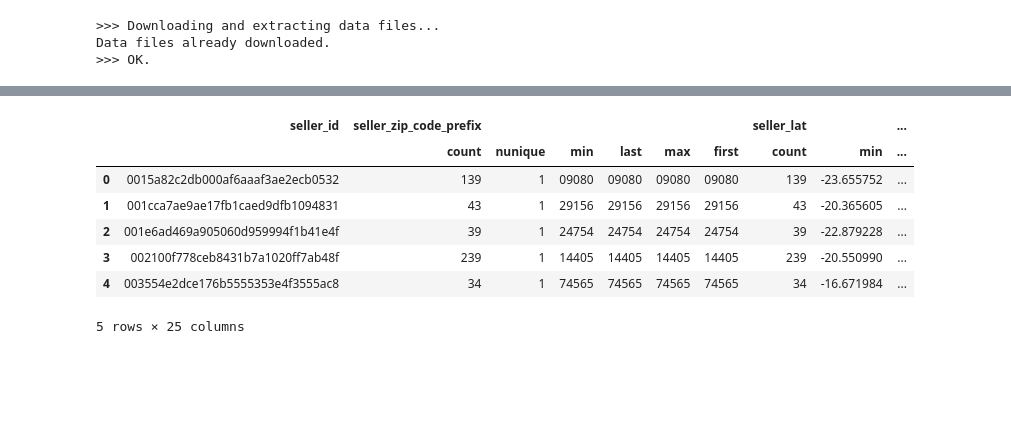
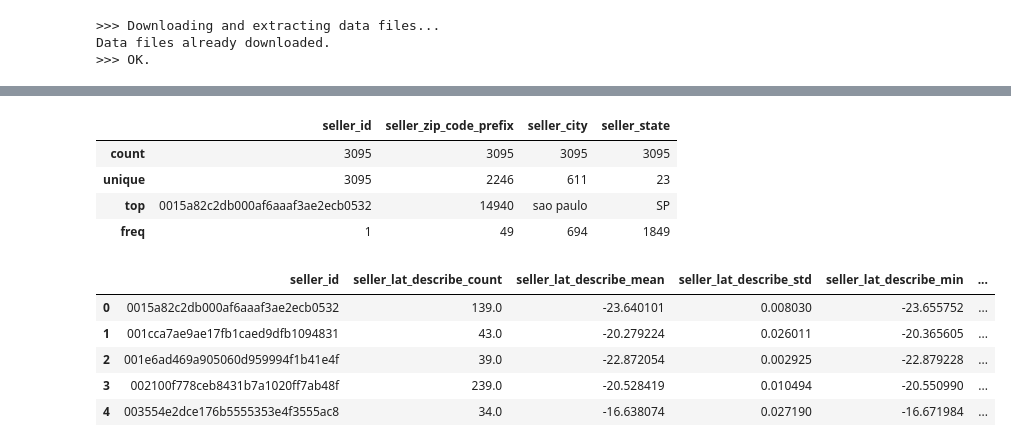
Before and after one commit to fleuryc/oc_ingenieur-ia_P5-Segmentez-des-clients-d-un-site-e-commerce, a Jupyter notebook: notebooks/main.ipynb, the cells around one changed output, grey strips where cells are left out. Saved outputs shown, nothing was run; the diff lists cells and outputs as text; code cells hidden in the pictures; blank space fills up the shorter version.

Commit message:
merge dataframes

```diff
--- a/notebooks/main.ipynb
+++ b/notebooks/main.ipynb
@@ -138,70 +222,54 @@ category_translation_df = pd.read_csv(
+# %%
+sellers_df.describe(include="all")
+# %% [output]
+|  | seller_id | seller_zip_code_prefix | seller_city | seller_state |
+| count | 3095 | 3095 | 3095 | 3095 |
+| unique | 3095 | 2246 | 611 | 23 |
+| top | 0015a82c2db000af6aaaf3ae2ecb0532 | 14940 | sao paulo | SP |
+| freq | 1 | 49 | 694 | 1849 |
 # %%
-sellers_df = (
+merged_sellers_geolocation_df = (
     sellers_df.merge(
         geolocation_df,
         how="left",
         left_on="seller_zip_code_prefix",
         right_on="geolocation_zip_code_prefix",
+        validate="m:m",
     )
     .drop(
         columns=[
             "geolocation_zip_code_prefix",
             "geolocation_city",
             "geolocation_state",
         ],
     )
     .rename(
         columns={
             "geolocation_lat": "seller_lat",
             "geolocation_lng": "seller_lng",
         },
     )
     .drop_duplicates()
     .groupby("seller_id")
     .agg(
         {
-            "seller_zip_code_prefix": {
-                "first",
-                "last",
-                "count",
-                "nunique",
-                "max",
-                "min",
-            },
-            "seller_lat": {
-                "first",
-                "last",
-                "count",
-                "nunique",
-                "max",
-                "min",
-                "mean",
-                "median",
-                "std",
-            },
-            "seller_lng": {
-                "first",
-                "last",
-                "count",
-                "nunique",
-                "max",
-                "min",
-                "mean",
-                "median",
-                "std",
-            },
+            "seller_lat": {"describe"},
+            "seller_lng": {"describe"},
         }
     )
     .reset_index()
 )
 
-sellers_df.head()
+merged_sellers_geolocation_df.columns = [
+    "_".join(a).rstrip("_")
+    for a in merged_sellers_geolocation_df.columns.to_flat_index()
+]
+
+merged_sellers_geolocation_df.head()
 # %% [output]
-|  | seller_id | seller_zip_code_prefix |  |  |  |  |  | seller_lat |  | ... |
-|  |  | count | nunique | min | last | max | first | count | min | ... |
-| 0 | 0015a82c2db000af6aaaf3ae2ecb0532 | 139 | 1 | 09080 | 09080 | 09080 | 09080 | 139 | -23.655752 | ... |
-| 1 | 001cca7ae9ae17fb1caed9dfb1094831 | 43 | 1 | 29156 | 29156 | 29156 | 29156 | 43 | -20.365605 | ... |
-| 2 | 001e6ad469a905060d959994f1b41e4f | 39 | 1 | 24754 | 24754 | 24754 | 24754 | 39 | -22.879228 | ... |
-| 3 | 002100f778ceb8431b7a1020ff7ab48f | 239 | 1 | 14405 | 14405 | 14405 | 14405 | 239 | -20.550990 | ... |
-| 4 | 003554e2dce176b5555353e4f3555ac8 | 34 | 1 | 74565 | 74565 | 74565 | 74565 | 34 | -16.671984 | ... |
+|  | seller_id | seller_lat_describe_count | seller_lat_describe_mean | seller_lat_describe_std | seller_lat_describe_min | ... |
+| 0 | 0015a82c2db000af6aaaf3ae2ecb0532 | 139.0 | -23.640101 | 0.008030 | -23.655752 | ... |
+| 1 | 001cca7ae9ae17fb1caed9dfb1094831 | 43.0 | -20.279224 | 0.026011 | -20.365605 | ... |
+| 2 | 001e6ad469a905060d959994f1b41e4f | 39.0 | -22.872054 | 0.002925 | -22.879228 | ... |
+| 3 | 002100f778ceb8431b7a1020ff7ab48f | 239.0 | -20.528419 | 0.010494 | -20.550990 | ... |
+| 4 | 003554e2dce176b5555353e4f3555ac8 | 34.0 | -16.638074 | 0.027190 | -16.671984 | ... |
-5 rows × 25 columns
```
Also changed, not shown: parts of 20 cells of this notebook.
